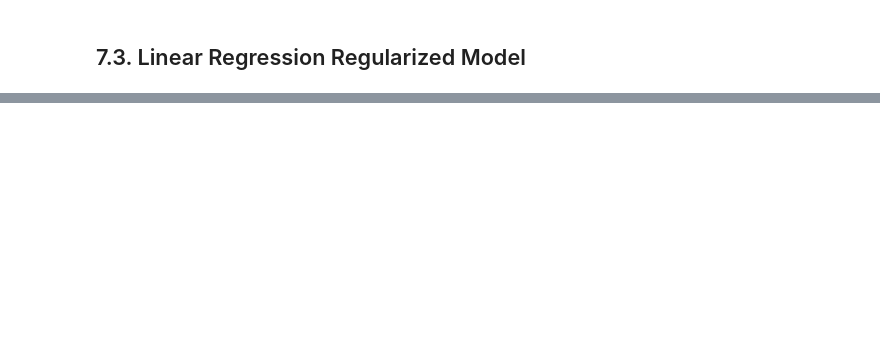
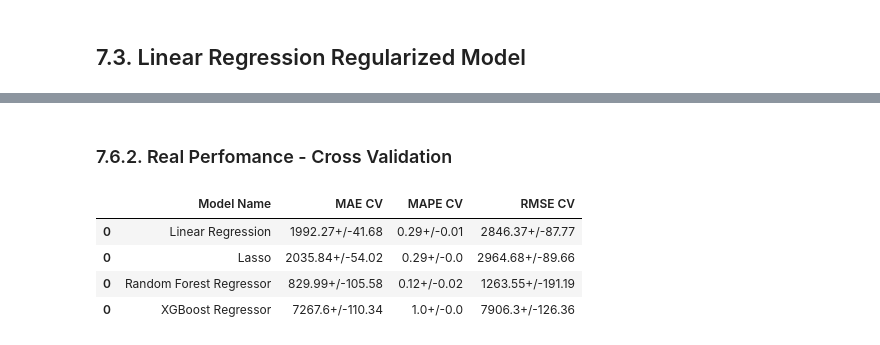
Before and after one commit to DaniloSantanaDS/rossmann-sales-store, a Jupyter notebook: notebooks/m04_store_sales_prediction_origin.ipynb, the cells around one changed output, grey strips where cells are left out. Cells and saved outputs as stored; diff of their text form; code cells hidden in the pictures; blank space fills up the shorter version.

```diff
--- a/notebooks/m04_store_sales_prediction_origin.ipynb
+++ b/notebooks/m04_store_sales_prediction_origin.ipynb
@@ -1077,0 +1151,3 @@ lrr_result
+# %%
+rf_result_cv = cross_validation(x_training, 5, 'Random Forest Regressor', rf, verbose=True)
+rf_result_cv
@@ -1077,0 +1191,3 @@ lrr_result
+# %%
+xgb_result_cv = cross_validation(x_training, 5, 'XGBoost Regressor', model_xgb, verbose=True)
+xgb_result_cv
@@ -1077,0 +1227,11 @@ lrr_result
+# %% [markdown]
+### 7.6.2. Real Perfomance - Cross Validation
+# %%
+modelling_result_cv = pd.concat( [lr_result_cv, lrr_result_cv, rf_result_cv,xgb_result_cv] )
+modelling_result_cv
+# %% [output]
+|  | Model Name | MAE CV | MAPE CV | RMSE CV |
+| 0 | Linear Regression | 1992.27+/-41.68 | 0.29+/-0.01 | 2846.37+/-87.77 |
+| 0 | Lasso | 2035.84+/-54.02 | 0.29+/-0.0 | 2964.68+/-89.66 |
+| 0 | Random Forest Regressor | 829.99+/-105.58 | 0.12+/-0.02 | 1263.55+/-191.19 |
+| 0 | XGBoost Regressor | 7267.6+/-110.34 | 1.0+/-0.0 | 7906.3+/-126.36 |
```
Also changed, not shown: parts of 25 cells of this notebook.
